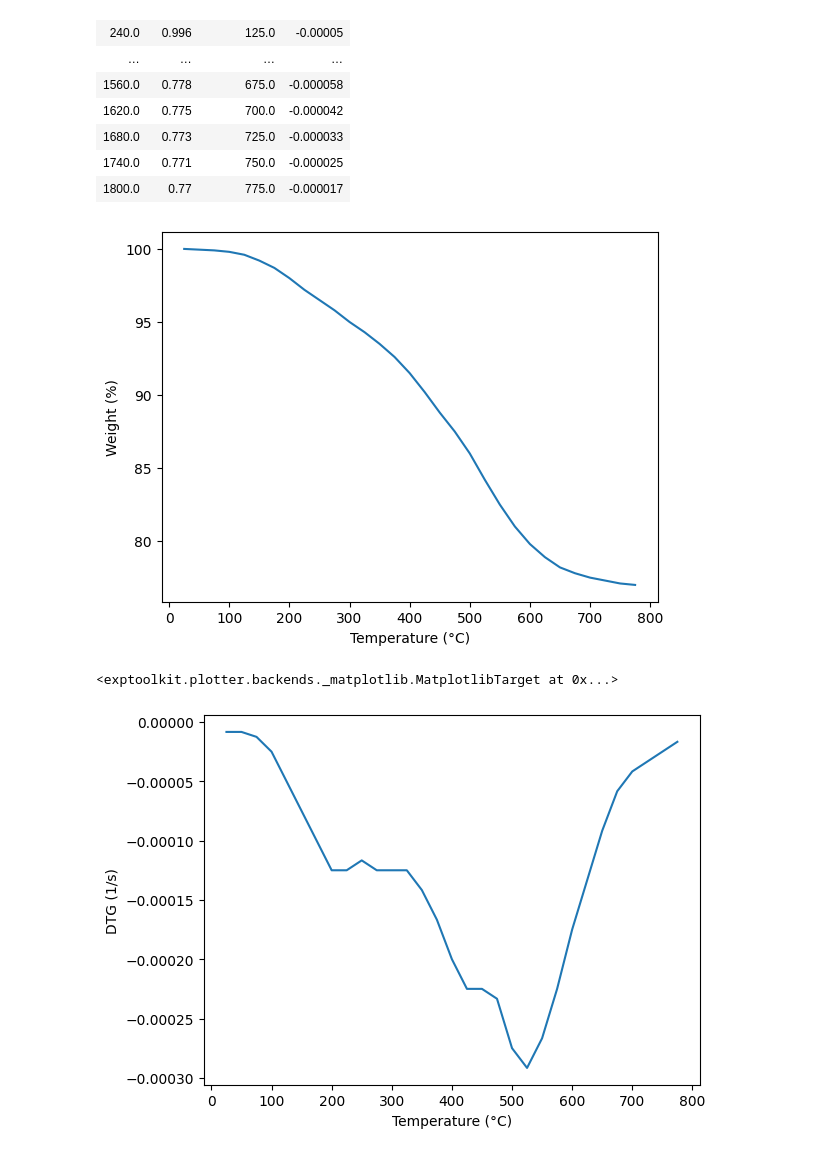
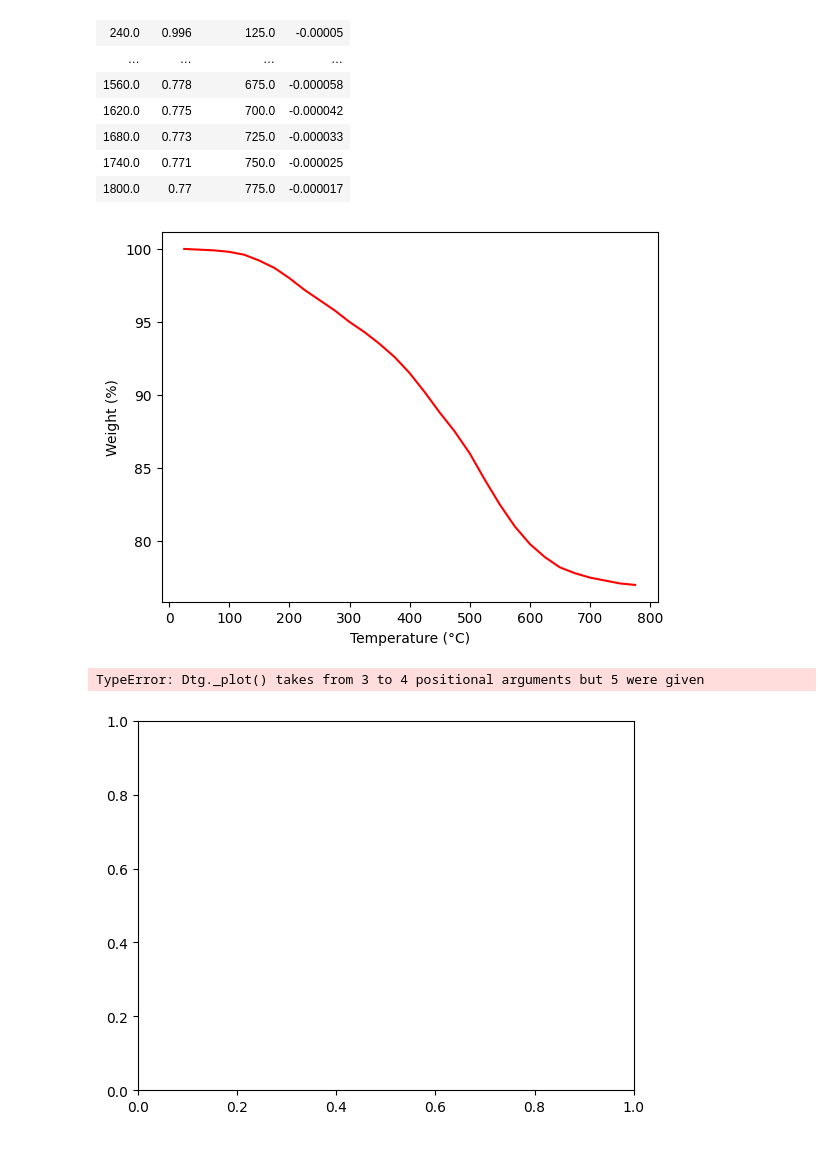
Before and after one commit to t-onoz/exptoolkit, a Jupyter notebook: examples/example_datamodel.ipynb, the cells around one changed output. Drawn from its saved outputs; the diff is of its cells as text; code cells hidden in the pictures.

Commit message:
added `color` option in Plotter.plot()

```diff
--- a/examples/example_datamodel.ipynb
+++ b/examples/example_datamodel.ipynb
@@ -131,7 +131,7 @@ except ImportError:
     print('failed to import matplotlib. skipping.')
 else:
     fig, ax = plt.subplots()
-    XyPlotter('temperature', 'weight', yunit='%').plot(normdata, ax, color='C0')
+    XyPlotter('temperature', 'weight', yunit='%').plot(normdata, ax, color='red')
     plt.show()
 
 # Plotly
@@ -141,7 +141,7 @@ except ImportError:
     print('failed to import plotly. skipping')
 else:
     fig = go.Figure()
-    XyPlotter('temperature', 'weight', yunit='%').plot(normdata, fig, color='red')
+    XyPlotter('temperature', 'weight', yunit='%').plot(normdata, fig, color='C0')
     fig.show()
 
 # OpenPyXl
@@ -154,25 +154,29 @@ else:
     wb = Workbook()
     ws = wb.active
     chart = ScatterChart()
-    XyPlotter('temperature', 'weight', yunit='%').plot(normdata, fig, label='My TGA Data')
+    chart.x_axis.delete = False
+    chart.y_axis.delete = False
+    chart.varyColors = False
+    t = XyPlotter('temperature', 'weight', yunit='%').plot(normdata, (ws, chart), label='My TGA Data')
+    t = XyPlotter('temperature', 'weight').plot(normdata, (ws, chart), label='My TGA Data')
     ws.add_chart(chart, "A10")
     wb.save('tga_plot.xlsx')
 # %% [output]
-[figure, old version]
+[figure, new version]
 # %%
 # defining data-specific plot
 from dataclasses import dataclass
 from exptoolkit.plotter import Plotter
 
 class Dtg(Plotter[TGA]):
-    def _plot(self, data, target, label=None, **opts):
-        target.add_line(data.temperature, data.dtg)
+    def _plot(self, data, target, label=None, color=None **opts):
+        target.add_line(data.temperature, data.dtg, color=color, label=label)
         target.set_ax_label("x", "Temperature (°C)")
         target.set_ax_label("y", f"DTG ({data.get_unit('dtg')})")
 
 import matplotlib.pyplot as plt
 plt.figure()
 Dtg().plot(normdata, plt.gca())
 # %% [output]
-<exptoolkit.plotter.backends._matplotlib.MatplotlibTarget at 0x...>
+TypeError: Dtg._plot() takes from 3 to 4 positional arguments but 5 were given
-[figure, old version]
+[figure, new version]
```
Also changed, not shown: parts of 1 cell of this notebook, 4 other files.
